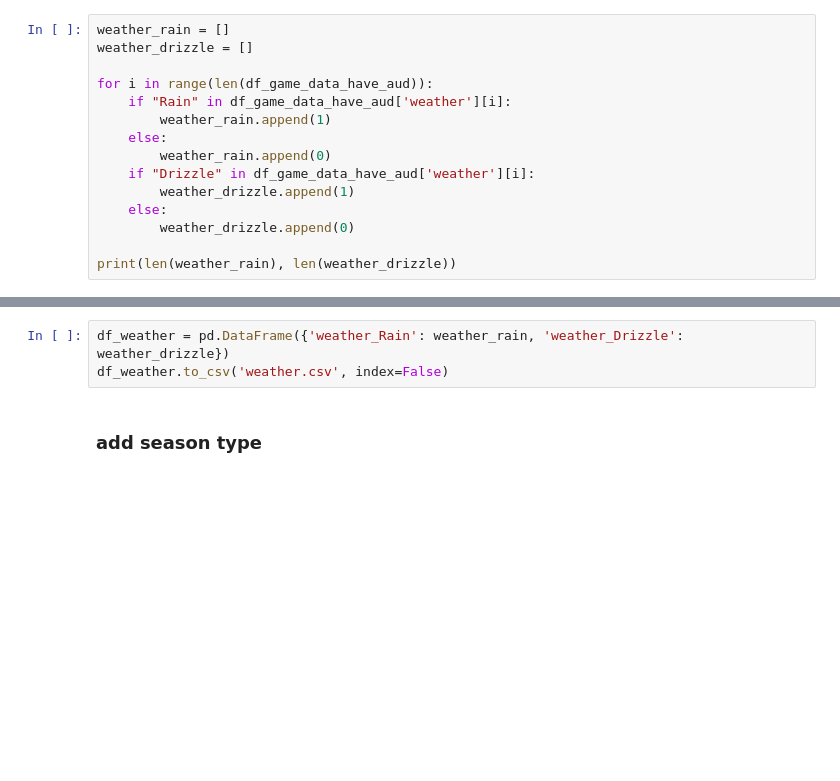
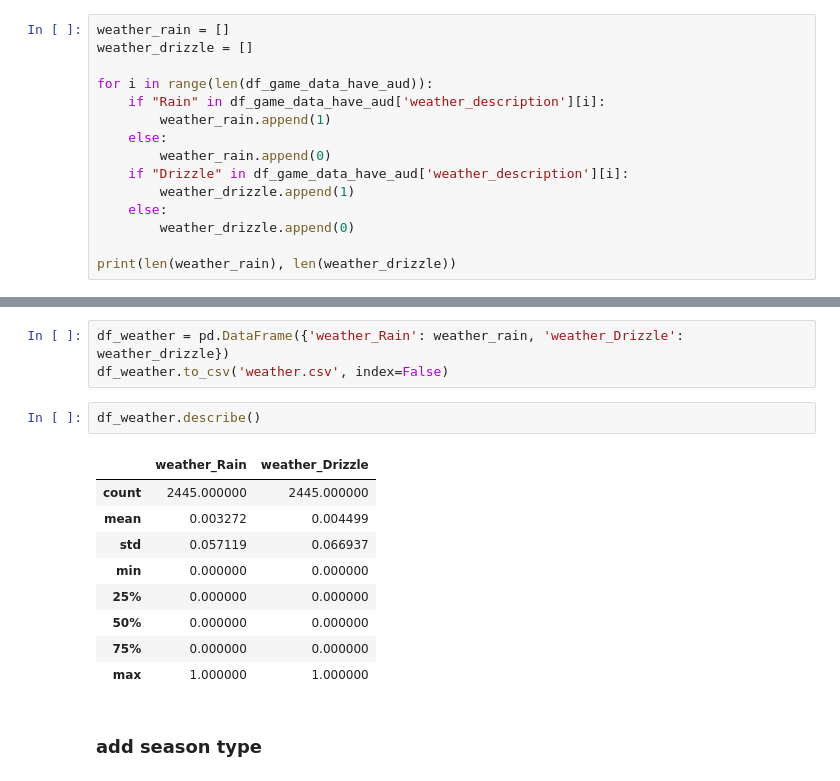
Before and after one commit to RDOGS-Friendz/SLDL-MLB-ATT-Prediction, a Jupyter notebook: statistical-learning/date_preprocessing.ipynb, the cells around one changed output, grey strips where cells are left out. Drawn from its saved outputs; the diff is of its cells as text; blank space fills up the shorter version.

Commit message:
Update 2022 weather description

```diff
--- a/statistical-learning/date_preprocessing.ipynb
+++ b/statistical-learning/date_preprocessing.ipynb
@@ -116,11 +116,11 @@ weather_rain = []
 weather_drizzle = []
 
 for i in range(len(df_game_data_have_aud)):
-    if "Rain" in df_game_data_have_aud['weather'][i]:
+    if "Rain" in df_game_data_have_aud['weather_description'][i]:
         weather_rain.append(1)
     else:
         weather_rain.append(0)
-    if "Drizzle" in df_game_data_have_aud['weather'][i]:
+    if "Drizzle" in df_game_data_have_aud['weather_description'][i]:
         weather_drizzle.append(1)
     else:
         weather_drizzle.append(0)
@@ -131,6 +131,18 @@ print(len(weather_rain), len(weather_drizzle))
 # %%
 df_weather = pd.DataFrame({'weather_Rain': weather_rain, 'weather_Drizzle': weather_drizzle})
 df_weather.to_csv('weather.csv', index=False)
+# %%
+df_weather.describe()
+# %% [output]
+|  | weather_Rain | weather_Drizzle |
+| count | 2445.000000 | 2445.000000 |
+| mean | 0.003272 | 0.004499 |
+| std | 0.057119 | 0.066937 |
+| min | 0.000000 | 0.000000 |
+| 25% | 0.000000 | 0.000000 |
+| 50% | 0.000000 | 0.000000 |
+| 75% | 0.000000 | 0.000000 |
+| max | 1.000000 | 1.000000 |
 # %% [markdown]
 ### add season type
 # %%
```
